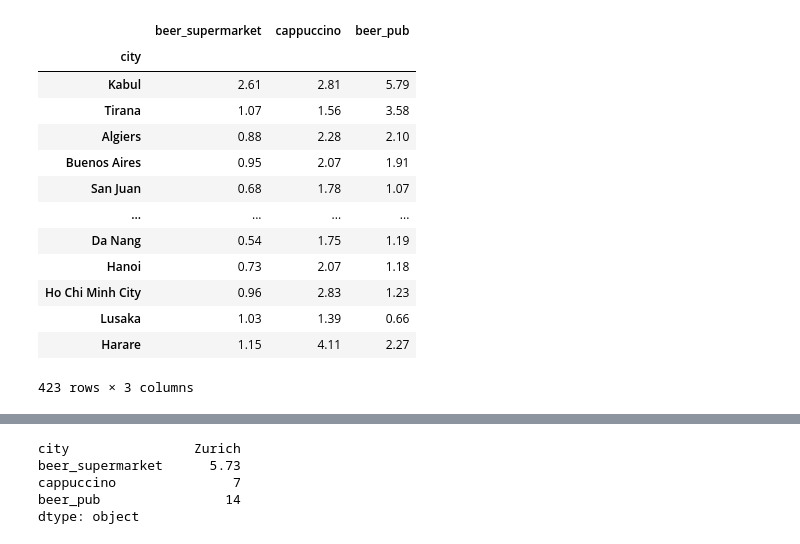
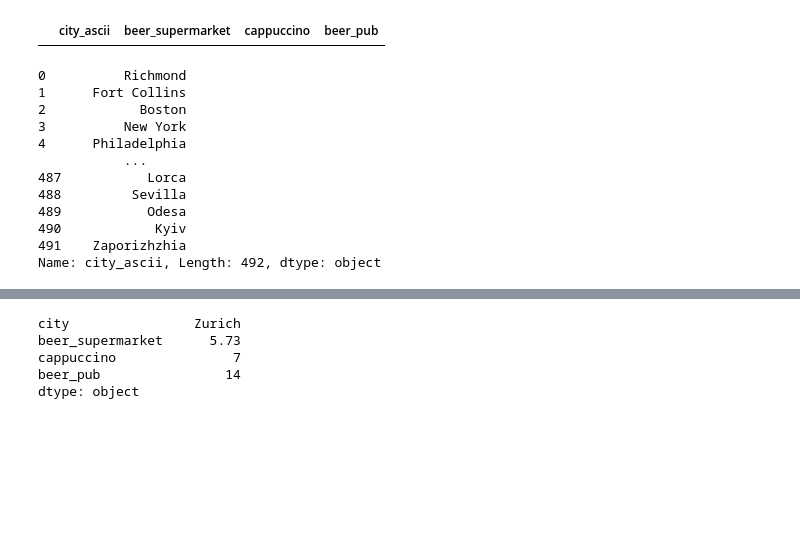
Before and after one commit to christalee/cost-of-drinking, a Jupyter notebook: expatistan.ipynb, the cells around one changed output, grey strips where cells are left out. Saved outputs shown, nothing was run; the diff lists cells and outputs as text; code cells hidden in the pictures; blank space fills up the shorter version.

Commit message:
updated to successfully merge from numbeo

```diff
--- a/expatistan.ipynb
+++ b/expatistan.ipynb
@@ -1,27 +1,32 @@
 # %%
 import pandas as pd
 import json
 with open('data/expatistan/expatistan.json') as f:
-    expatistan = json.load(f)
+    data = json.load(f)
 
 expatistan = pd.json_normalize(data)
 expatistan.columns = ['city', 'beer_supermarket', 'cappuccino', 'beer_pub']
 expatistan['beer_supermarket'] = expatistan['beer_supermarket'].astype(float)
 expatistan['cappuccino'] = expatistan['cappuccino'].astype(float)
 expatistan['beer_pub'] = expatistan['beer_pub'].astype(float)
-expatistan.set_index('city')
+expatistan = expatistan.rename(columns = {"city": "city_ascii"})
+# expatistan = expatistan.set_index('city_ascii')
 # %% [output]
-|  | beer_supermarket | cappuccino | beer_pub |
-| city |  |  |  |
-| Kabul | 2.61 | 2.81 | 5.79 |
-| Tirana | 1.07 | 1.56 | 3.58 |
-| Algiers | 0.88 | 2.28 | 2.10 |
-| Buenos Aires | 0.95 | 2.07 | 1.91 |
-| San Juan | 0.68 | 1.78 | 1.07 |
-| ... | ... | ... | ... |
-| Da Nang | 0.54 | 1.75 | 1.19 |
-| Hanoi | 0.73 | 2.07 | 1.18 |
-| Ho Chi Minh City | 0.96 | 2.83 | 1.23 |
-| Lusaka | 1.03 | 1.39 | 0.66 |
-| Harare | 1.15 | 4.11 | 2.27 |
+|  | city_ascii | beer_supermarket | cappuccino | beer_pub |
-423 rows × 3 columns
+# %%
+numbeo_clean = pd.read_csv('data/numbeo/numbeo_clean.csv')
+numbeo_clean = numbeo_clean.drop(columns=['Unnamed: 0'])
+numbeo_clean.head()
+# %% [output]
+0          Richmond
+1      Fort Collins
+2            Boston
+3          New York
+4      Philadelphia
+           ...
+487           Lorca
+488         Sevilla
+489           Odesa
+490            Kyiv
+491    Zaporizhzhia
+Name: city_ascii, Length: 492, dtype: object
```
Also changed, not shown: parts of 2 cells of this notebook.
